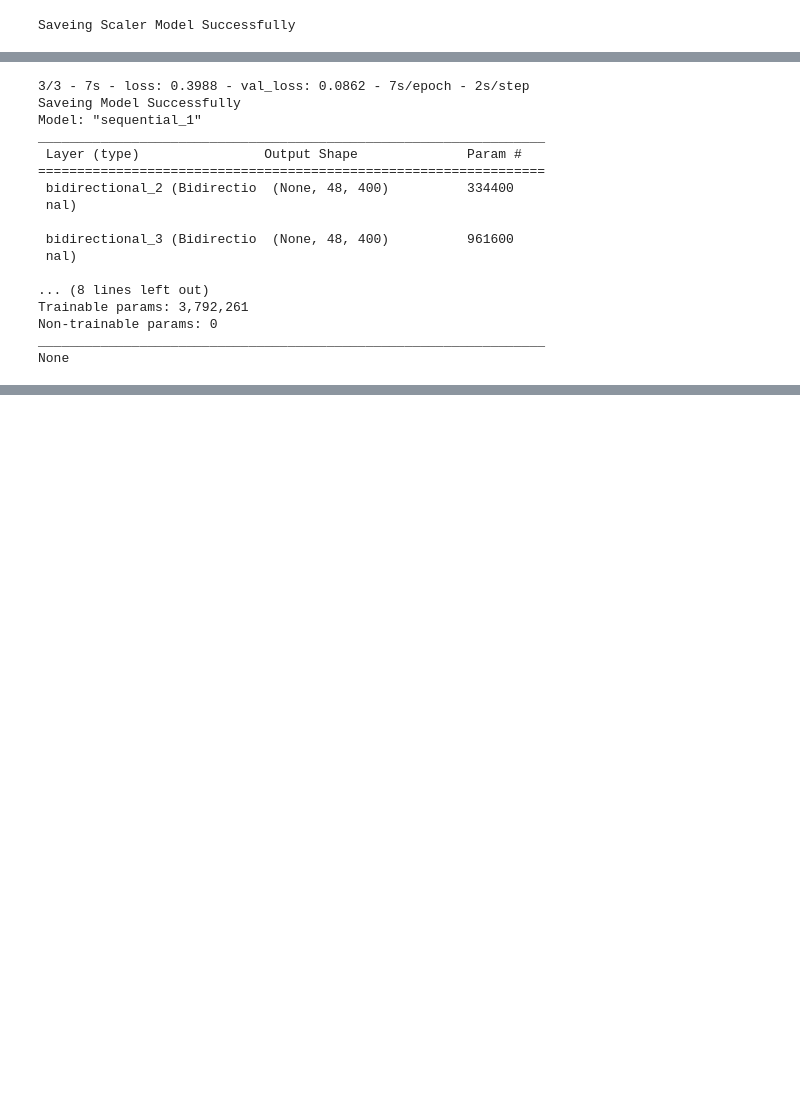
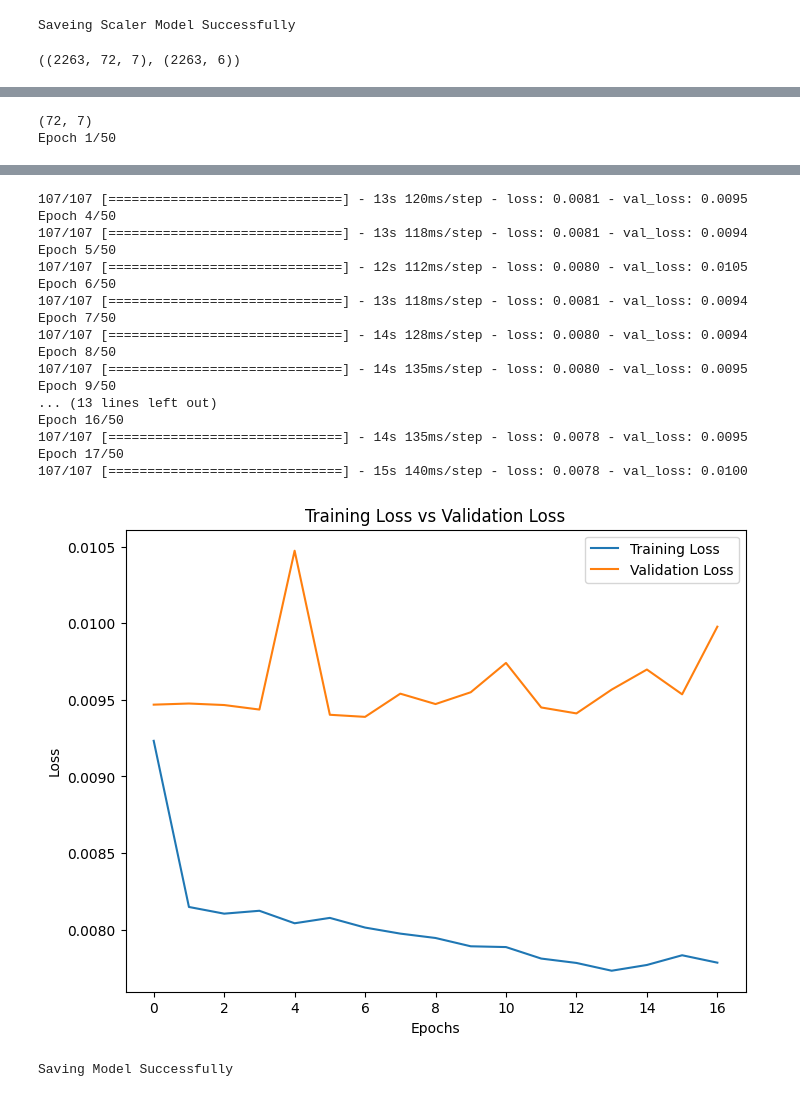
Before and after one commit to iffishells/Electricity_Consumption_forecasting, a Jupyter notebook: ElectricityForecasting_version_0.0/Notebooks/hybird_lstm_xgb_version_0.1.ipynb, the cells around one changed output, grey strips where cells are left out. Drawn from its saved outputs; the diff is of its cells as text; code cells hidden in the pictures; blank space fills up the shorter version.

```diff
--- a/ElectricityForecasting_version_0.0/Notebooks/hybird_lstm_xgb_version_0.1.ipynb
+++ b/ElectricityForecasting_version_0.0/Notebooks/hybird_lstm_xgb_version_0.1.ipynb
@@ -46,7 +52,5 @@ y_feature_name = 'Summe'
 title = 'Hourly Plot '
 plot(hourly_df,x_feature_name,y_feature_name,title = title,preview=True)
 # %%
-features_df = creating_more_features(df,'Timestamp')
+features_df = creating_more_features(hourly_df,'Timestamp')
 features_df['TimeOfDay'] = features_df['TimeOfDay'].map({'Night': 0, 'Morning': 1, 'Afternoon': 2, 'Evening': 3})
-# %%
-features_df  = features_df.head(200)
@@ -53,30 +82,38 @@ features_df  = features_df.head(200)
 # %%
-num_input_hours = 48
-num_forecast_hours = 1
-input_seq_train_val, input_seq_test, output_seq_train_val, output_seq_test = create_Features_Scaling(features_df,num_input_hours=num_input_hours ,num_forecast_hours=num_forecast_hours)
+
+from Utils import model_data_engineering
+importlib.reload(model_data_engineering)
+from Utils.model_data_engineering import create_Features_Scaling
+
+look_back_window = 24*3
+forecast_points = 6
+input_seq_train_val, input_seq_test, output_seq_train_val, output_seq_test = create_Features_Scaling(features_df,num_input_hours=look_back_window ,num_forecast_hours=forecast_points)
 train_input, val_input, train_output, val_output = train_test_split(input_seq_train_val, output_seq_train_val, test_size=0.25, shuffle=False)
 # %% [output]
 Saveing Scaler Model Successfully
+# %%
+val_input.shape ,val_output.shape
+# %% [output]
+((2263, 72, 7), (2263, 6))
 # %%
 
 from Utils import model_data_engineering
 importlib.reload(Models)
 
-from Utils.Models import bi_directional_lstm_model
+from Utils.Models import bi_directional_lstm_model ,lstm_model
 param = {
         "batch_size": 64,
-        "epochs": 1,
-        "steps_per_epoch": 200,
-        "lstm_units": 200,
-        "dense_units": 130,
+        "epochs": 50,
+        "lstm_units": 400,
+        "dense_units": 8000,
         "learning_rate": 0.001,
         "input_shape": (train_input.shape[1], train_input.shape[2]),
-        'num_forecast_hours' : num_forecast_hours,
-        'batch_size' : 32,
-        'num_input_days': num_input_hours}
+        'forecast_points' : forecast_points,
+        'lookback_window': look_back_window}
 
 
 
-bidirectionalLstmModel = bi_directional_lstm_model(param,train_input,train_output,val_input,val_output)
-print(bidirectionalLstmModel.summary())
+# bidirectionalLstmModel = bi_directional_lstm_model(param,train_input,train_output,val_input,val_output)
+
+lstmModel = lstm_model(param,train_input,train_output,val_input,val_output)
 # %% [output]
@@ -99,18 +131,3 @@ print(bidirectionalLstmModel.summary())
          [[{{node gradients/split_1_grad/concat/split_1/split_dim}}]]
-3/3 - 7s - loss: 0.3988 - val_loss: 0.0862 - 7s/epoch - 2s/step
-Saveing Model Successfully
-Model: "sequential_1"
-_________________________________________________________________
- Layer (type)                Output Shape              Param #
-=================================================================
- bidirectional_2 (Bidirectio  (None, 48, 400)          334400
- nal)
-
- bidirectional_3 (Bidirectio  (None, 48, 400)          961600
- nal)
-
-... (8 lines left out)
-Trainable params: 3,792,261
-Non-trainable params: 0
-_________________________________________________________________
-None
+(72, 7)
+Epoch 1/50
@@ -116,0 +174,19 @@ None
+107/107 [==============================] - 13s 120ms/step - loss: 0.0081 - val_loss: 0.0095
+Epoch 4/50
+107/107 [==============================] - 13s 118ms/step - loss: 0.0081 - val_loss: 0.0094
+Epoch 5/50
+107/107 [==============================] - 12s 112ms/step - loss: 0.0080 - val_loss: 0.0105
+Epoch 6/50
+107/107 [==============================] - 13s 118ms/step - loss: 0.0081 - val_loss: 0.0094
+Epoch 7/50
+107/107 [==============================] - 14s 128ms/step - loss: 0.0080 - val_loss: 0.0094
+Epoch 8/50
+107/107 [==============================] - 14s 135ms/step - loss: 0.0080 - val_loss: 0.0095
+Epoch 9/50
+... (13 lines left out)
+Epoch 16/50
+107/107 [==============================] - 14s 135ms/step - loss: 0.0078 - val_loss: 0.0095
+Epoch 17/50
+107/107 [==============================] - 15s 140ms/step - loss: 0.0078 - val_loss: 0.0100
+[figure, added]
+Saving Model Successfully
```
Also changed, not shown: parts of 14 cells of this notebook, 50 other files.
